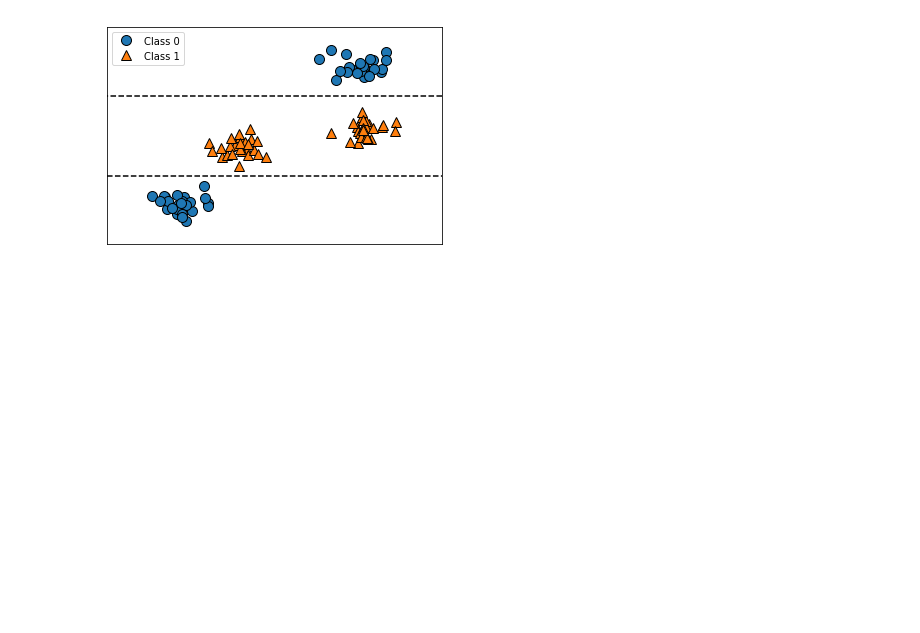
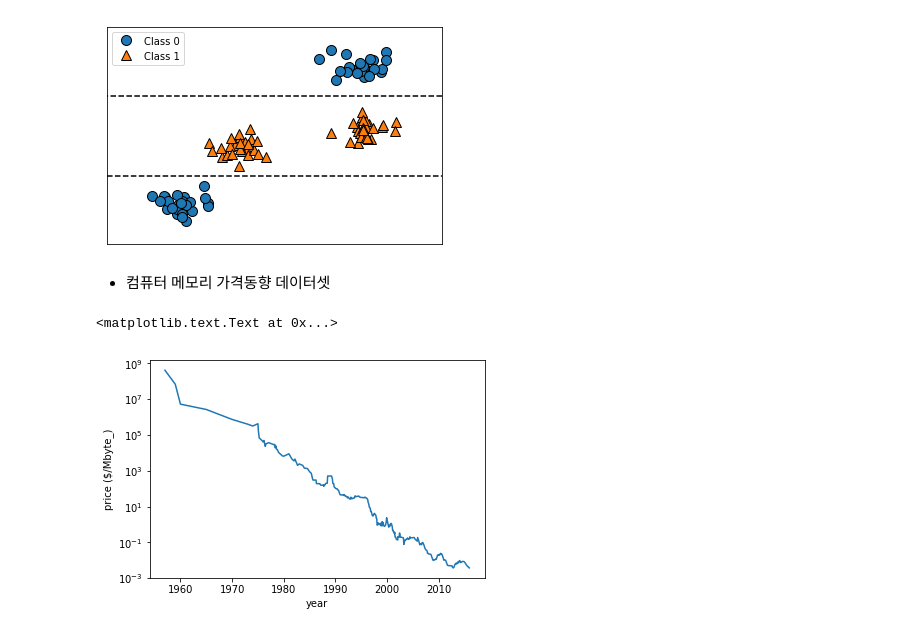
Before and after one commit to sooooner/ML_whit_python, a Jupyter notebook: ML_with_python_CH2_naive_and_decision_tree.ipynb, the cells around one changed output. Drawn from its saved outputs; the diff is of its cells as text; code cells hidden in the pictures; blank space fills up the shorter version.

```diff
--- a/ML_with_python_CH2_naive_and_decision_tree.ipynb
+++ b/ML_with_python_CH2_naive_and_decision_tree.ipynb
@@ -195,3 +195,16 @@ display(tree)
 Feature importances: [ 0.  1.]
 [drawing not drawn]
 [figure]
+# %% [markdown]
++ 컴퓨터 메모리 가격동향 데이터셋
+# %%
+import pandas as pd
+import os
+ram_prices = pd.read_csv(os.path.join(mglearn.datasets.DATA_PATH, 'ram_price.csv'))
+
+plt.semilogy(ram_prices.date, ram_prices.price)
+plt.xlabel('year')
+plt.ylabel('price ($/Mbyte_)')
+# %% [output]
+<matplotlib.text.Text at 0x...>
+[figure, added]
```
Also changed, not shown: parts of 11 cells of this notebook.
